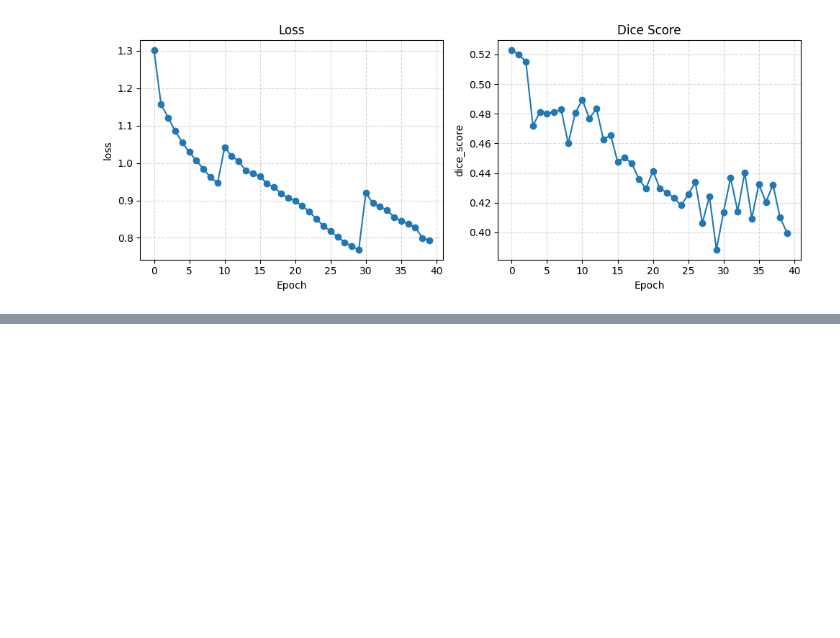
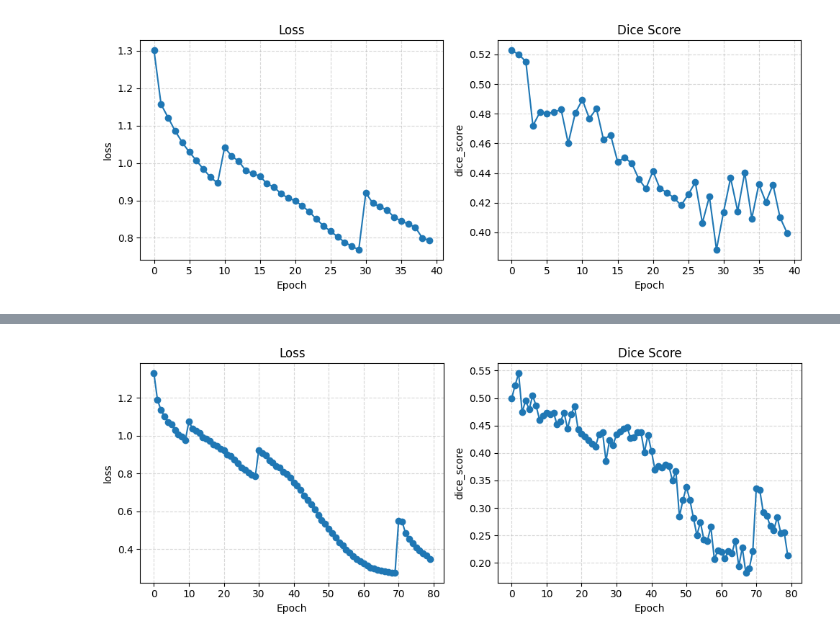
Before and after one commit to paolodc5/CMR_synthesis, a Jupyter notebook: mt_unet_adv_train.ipynb, the cells around one changed output, grey strips where cells are left out. Drawn from its saved outputs; the diff is of its cells as text; code cells hidden in the pictures; blank space fills up the shorter version.

```diff
--- a/mt_unet_adv_train.ipynb
+++ b/mt_unet_adv_train.ipynb
@@ -192,0 +251,16 @@ plt.show()
+# %%
+# for metrics 1
+fig, axes = plt.subplots(1, 2, figsize=(10, 4), sharex=True)
+
+for ax, (key, values) in zip(axes, metrics.items()):
+    ax.plot(values, marker='o')
+    ax.set_title(key.replace('_', ' ').title())
+    ax.set_xlabel('Epoch')
+    ax.set_ylabel(key)
+    # ax.set_xticks(range(len(values)))
+    ax.grid(True, linestyle='--', alpha=0.5)
+
+plt.tight_layout()
+plt.show()
+# %% [output]
+[figure, added]
```
Also changed, not shown: parts of 10 cells of this notebook, 4 other files.
